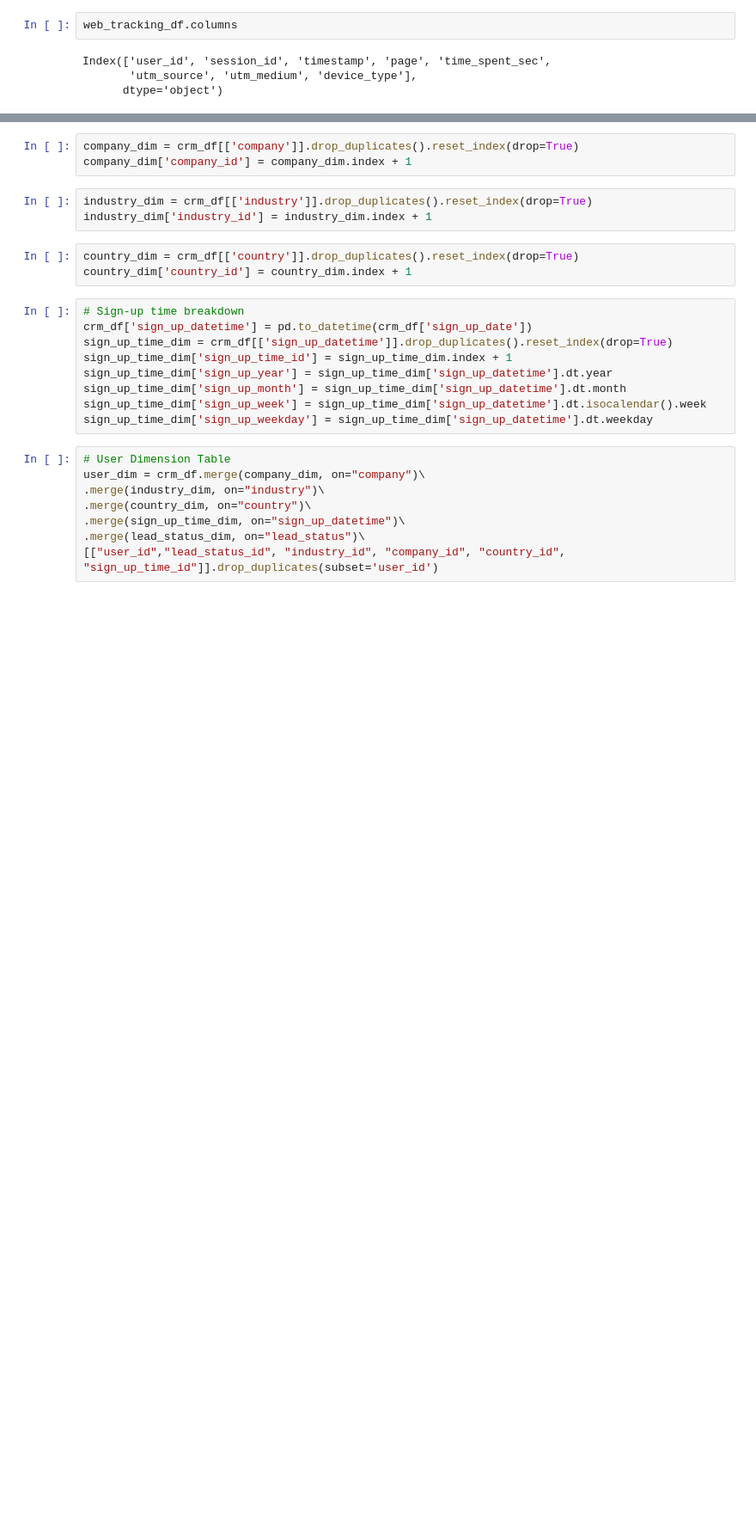
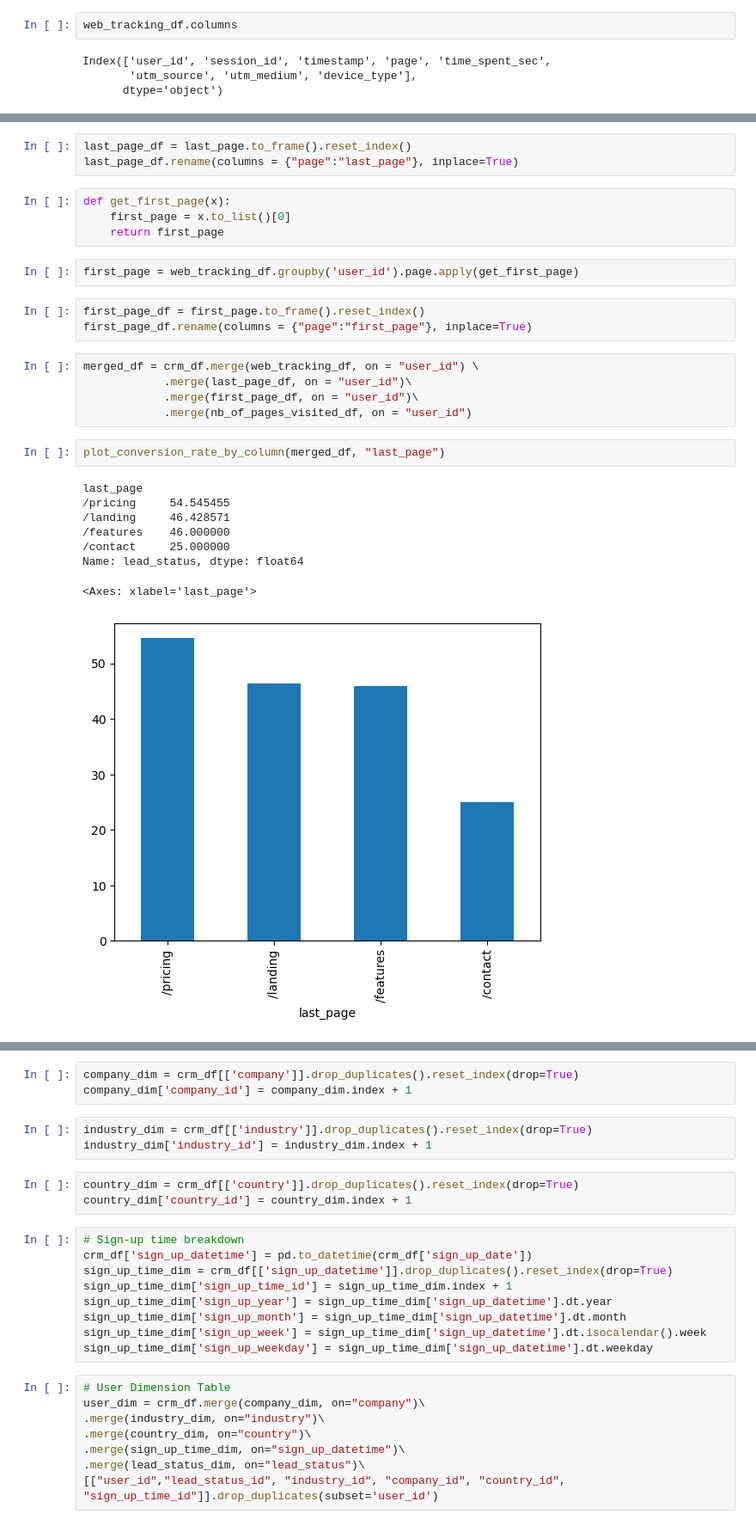
Before and after one commit to derfinn0501/case_study, a Jupyter notebook: process_data.ipynb, the cells around one changed output, grey strips where cells are left out. Shown: that part at 86% size. Drawn from its saved outputs; the diff is of its cells as text; blank space fills up the shorter version.

```diff
--- a/process_data.ipynb
+++ b/process_data.ipynb
@@ -245,0 +353,28 @@ SyntaxError: incomplete input (766641423.py, line 2)
+# %%
+last_page_df = last_page.to_frame().reset_index()
+last_page_df.rename(columns = {"page":"last_page"}, inplace=True)
+# %%
+def get_first_page(x):
+    first_page = x.to_list()[0]
+    return first_page
+# %%
+first_page = web_tracking_df.groupby('user_id').page.apply(get_first_page)
+# %%
+first_page_df = first_page.to_frame().reset_index()
+first_page_df.rename(columns = {"page":"first_page"}, inplace=True)
+# %%
+merged_df = crm_df.merge(web_tracking_df, on = "user_id") \
+            .merge(last_page_df, on = "user_id")\
+            .merge(first_page_df, on = "user_id")\
+            .merge(nb_of_pages_visited_df, on = "user_id")
+# %%
+plot_conversion_rate_by_column(merged_df, "last_page")
+# %% [output]
+last_page
+/pricing     54.545455
+/landing     46.428571
+/features    46.000000
+/contact     25.000000
+Name: lead_status, dtype: float64
+<Axes: xlabel='last_page'>
+[figure, added]
```
Also changed, not shown: parts of 34 cells of this notebook, 2 other files.
